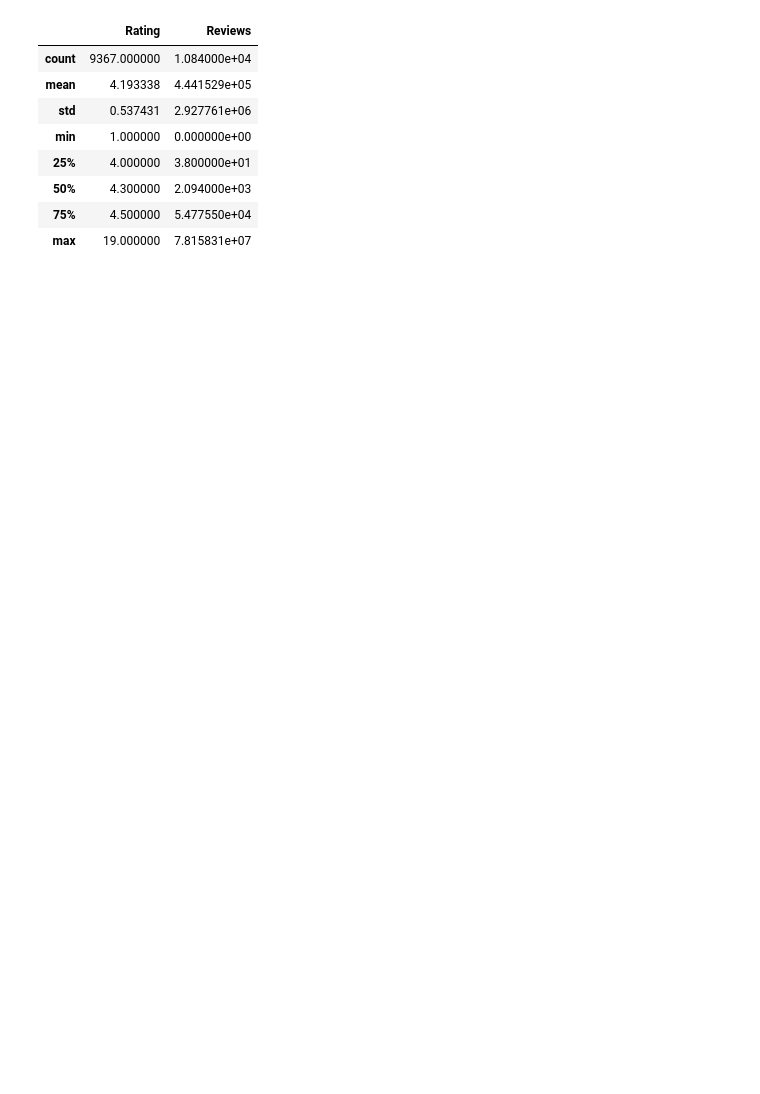
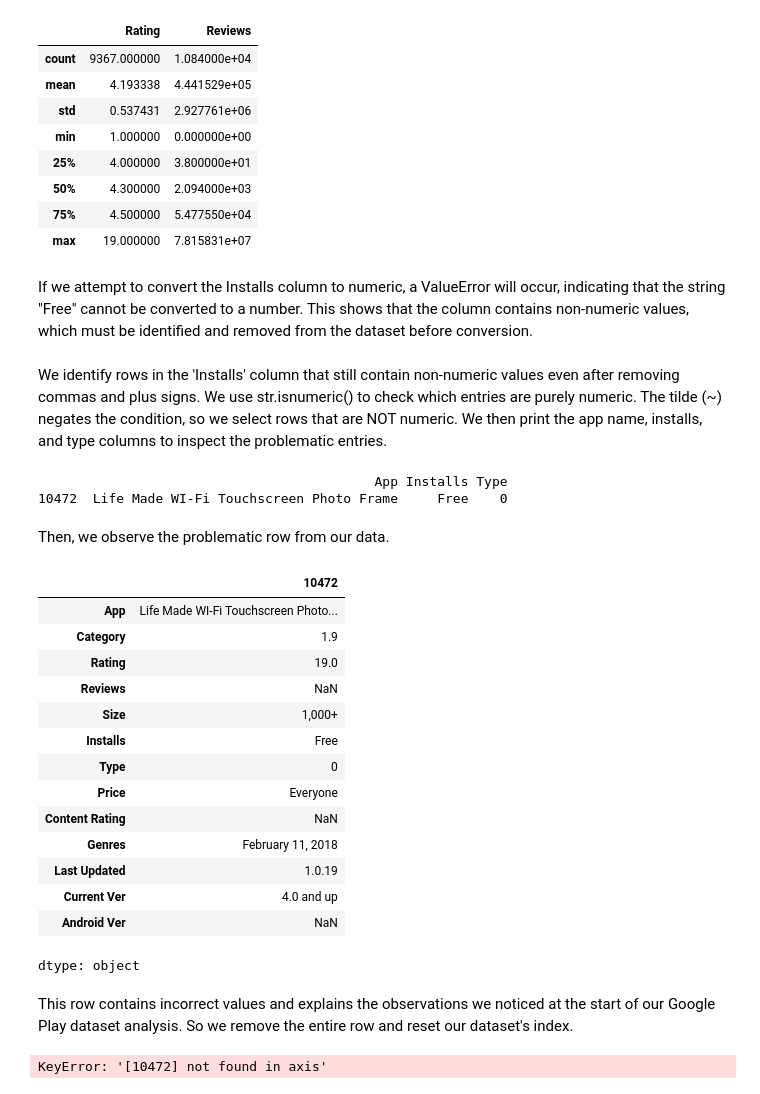
Before and after one commit to KostasTheOne/Mobile-Apps-Project, a Jupyter notebook: Profitable_Apps.ipynb, the cells around one changed output. Saved outputs shown, nothing was run; the diff lists cells and outputs as text; code cells hidden in the pictures; blank space fills up the shorter version.

```diff
--- a/Profitable_Apps.ipynb
+++ b/Profitable_Apps.ipynb
@@ -102,3 +106,5 @@ android_data.describe()
 | 50% | 4.300000 | 2.094000e+03 |
 | 75% | 4.500000 | 5.477550e+04 |
 | max | 19.000000 | 7.815831e+07 |
+# %% [markdown]
+If we attempt to convert the Installs column to numeric, a ValueError will occur, indicating that the string "Free" cannot be converted to a number. This shows that the column contains non-numeric values, which must be identified and removed from the dataset before conversion.
@@ -104,0 +113,38 @@ android_data.describe()
+# %% [markdown]
+We identify rows in the 'Installs' column that still contain non-numeric values
+even after removing commas and plus signs. We use str.isnumeric() to check
+which entries are purely numeric. The tilde (~) negates the condition, so
+we select rows that are NOT numeric. We then print the app name, installs,
+and type columns to inspect the problematic entries.
+# %%
+non_numeric_installs = android_data[~android_data["Installs"].str.replace(",", "").str.replace(r"\+", "", regex=True).str.isnumeric()]
+print(non_numeric_installs[["App", "Installs", "Type"]])
+# %% [output]
+                                           App Installs Type
+10472  Life Made WI-Fi Touchscreen Photo Frame     Free    0
+# %% [markdown]
+Then, we observe the problematic row from our data.
+# %%
+android_data.loc[10472]
+# %% [output]
+|  | 10472 |
+| App | Life Made WI-Fi Touchscreen Photo... |
+| Category | 1.9 |
+| Rating | 19.0 |
+| Reviews | NaN |
+| Size | 1,000+ |
+| Installs | Free |
+| Type | 0 |
+| Price | Everyone |
+| Content Rating | NaN |
+| Genres | February 11, 2018 |
+| Last Updated | 1.0.19 |
+| Current Ver | 4.0 and up |
+| Android Ver | NaN |
+dtype: object
+# %% [markdown]
+This row contains incorrect values and explains the observations we noticed at the start of our Google Play dataset analysis. So we remove the entire row and reset our dataset's index.
+# %%
+android_data.drop(index=10472, inplace=True)
+# %% [output]
+KeyError: '[10472] not found in axis'
```
Also changed, not shown: parts of 12 cells of this notebook.
